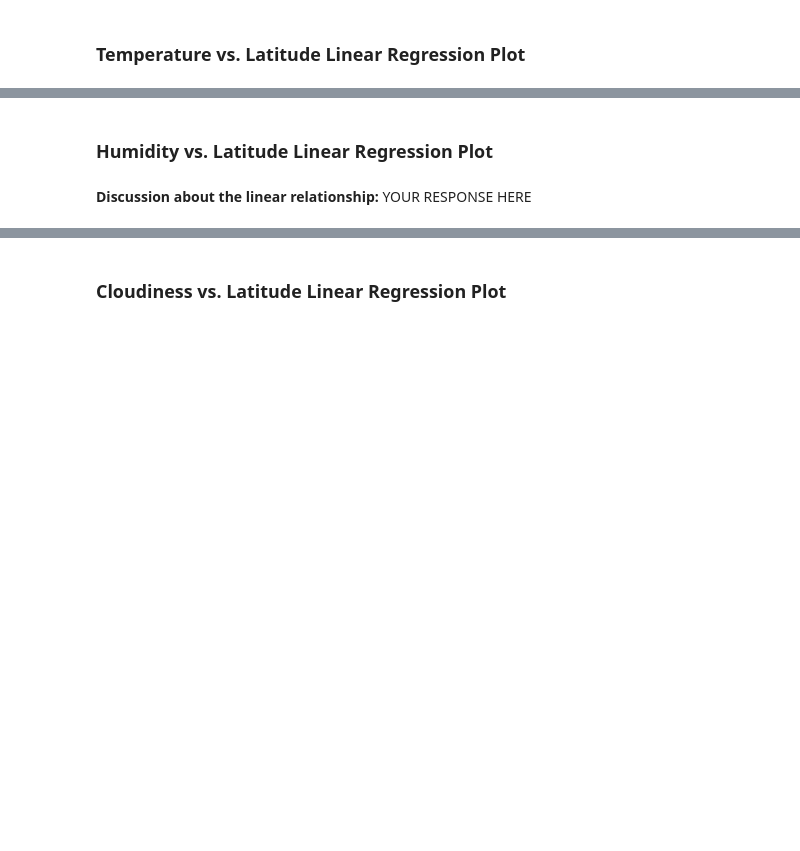
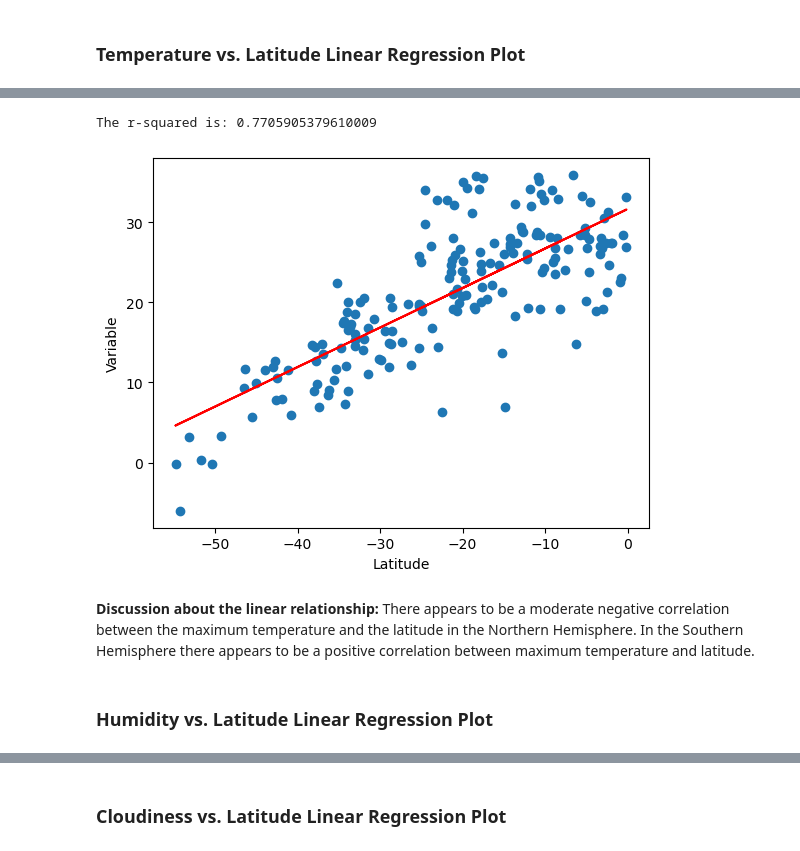
Before and after one commit to Faith-Hall/python-api-challenge, a Jupyter notebook: WeatherPy/WeatherPyCode.ipynb, the cells around one changed output, grey strips where cells are left out. Drawn from its saved outputs; the diff is of its cells as text; code cells hidden in the pictures; blank space fills up the shorter version.

```diff
--- a/WeatherPy/WeatherPyCode.ipynb
+++ b/WeatherPy/WeatherPyCode.ipynb
@@ -313,2 +312,12 @@ NameError: name 'pearsonr' is not defined
+# %%
+# Linear regression on Southern Hemisphere
+x_values = southern_hemi_df ["Lat"]
+y_values = southern_hemi_df ["Max Temp"]
+plot_linear_regression(x_values,y_values, 'Max Temp', (-30,40))
+# %% [output]
+The r-squared is: 0.7705905379610009
+[figure, added]
+# %% [markdown]
+**Discussion about the linear relationship:** There appears to be a moderate negative correlation between the maximum temperature and the latitude in the Northern Hemisphere.  In the Southern Hemisphere there appears to be a positive correlation between maximum temperature and latitude.
 # %% [markdown]
 ### Humidity vs. Latitude Linear Regression Plot
@@ -321,2 +323,0 @@ NameError: name 'pearsonr' is not defined
-# %% [markdown]
-**Discussion about the linear relationship:** YOUR RESPONSE HERE
```
Also changed, not shown: parts of 32 cells of this notebook, 2 other files.
